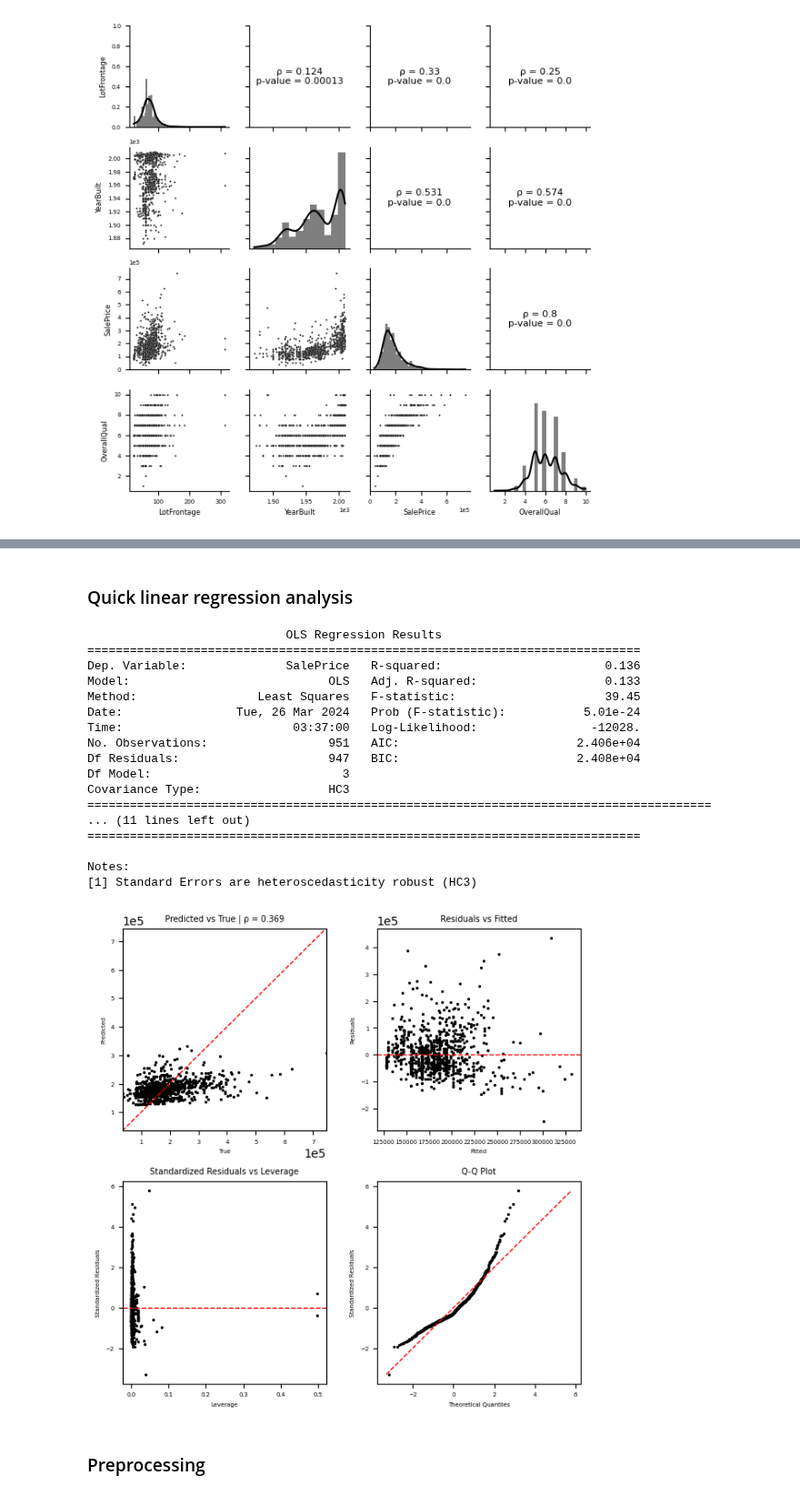
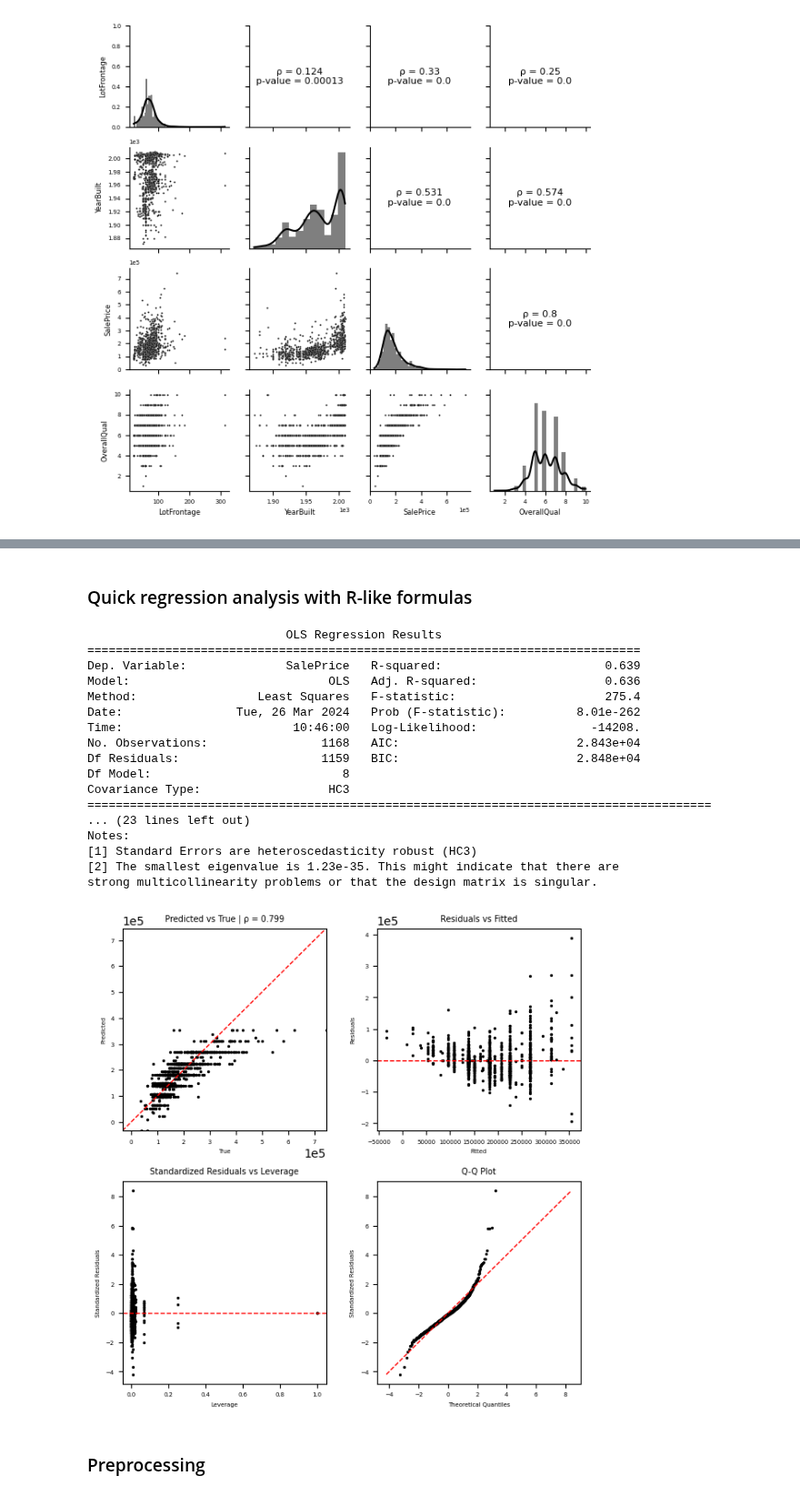
Before and after one commit to ajy25/TabularMagic, a Jupyter notebook: demo/regression_start_to_finish_demo.ipynb, the cells around one changed output, grey strips where cells are left out. Shown at 91% size. Saved outputs shown, nothing was run; the diff lists cells and outputs as text; code cells hidden in the pictures.

Commit message:
finish and debug linear rlike, finish PCA

```diff
--- a/demo/regression_start_to_finish_demo.ipynb
+++ b/demo/regression_start_to_finish_demo.ipynb
@@ -89,28 +96,28 @@ train_eda.plot_continuous_pairs(
 # %% [markdown]
-### Quick linear regression analysis
+### Quick regression analysis with R-like formulas
 # %%
-train_reg_report, test_reg_report = tm.lm_rlike('SalePrice ~ poly(LotFrontage, 3)')
+train_reg_report, test_reg_report = tm.lm_rlike('SalePrice ~ poly(MSZoning, 3) + OverallQual')
 print(train_reg_report.statsmodels_summary())
 train_reg_report.plot_diagnostics()
 # %% [output]
                             OLS Regression Results
 ==============================================================================
-Dep. Variable:              SalePrice   R-squared:                       0.136
-Model:                            OLS   Adj. R-squared:                  0.133
-Method:                 Least Squares   F-statistic:                     39.45
-Date:                Tue, 26 Mar 2024   Prob (F-statistic):           5.01e-24
-Time:                        03:37:00   Log-Likelihood:                -12028.
-No. Observations:                 951   AIC:                         2.406e+04
-Df Residuals:                     947   BIC:                         2.408e+04
-Df Model:                           3
+Dep. Variable:              SalePrice   R-squared:                       0.639
+Model:                            OLS   Adj. R-squared:                  0.636
+Method:                 Least Squares   F-statistic:                     275.4
+Date:                Tue, 26 Mar 2024   Prob (F-statistic):          8.01e-262
+Time:                        10:46:00   Log-Likelihood:                -14208.
+No. Observations:                1168   AIC:                         2.843e+04
+Df Residuals:                    1159   BIC:                         2.848e+04
+Df Model:                           8
 Covariance Type:                  HC3
 ========================================================================================
-... (11 lines left out)
-==============================================================================
-
+... (23 lines left out)
 Notes:
 [1] Standard Errors are heteroscedasticity robust (HC3)
+[2] The smallest eigenvalue is 1.23e-35. This might indicate that there are
+strong multicollinearity problems or that the design matrix is singular.
-[figure, old version]
+[figure, new version]
 # %% [markdown]
 ### Preprocessing
 # %%
```
Also changed, not shown: parts of 3 cells of this notebook, 13 other files.
